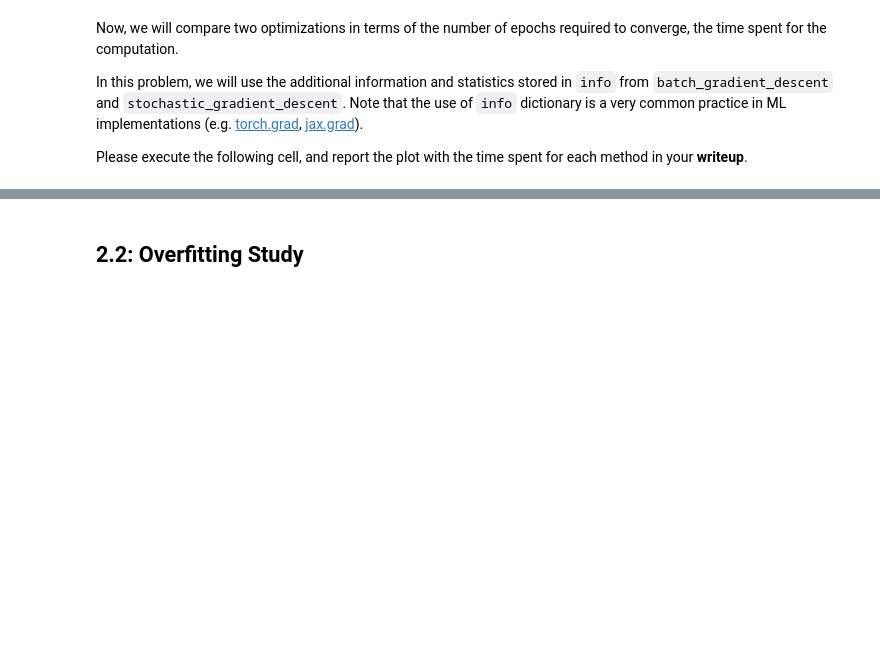
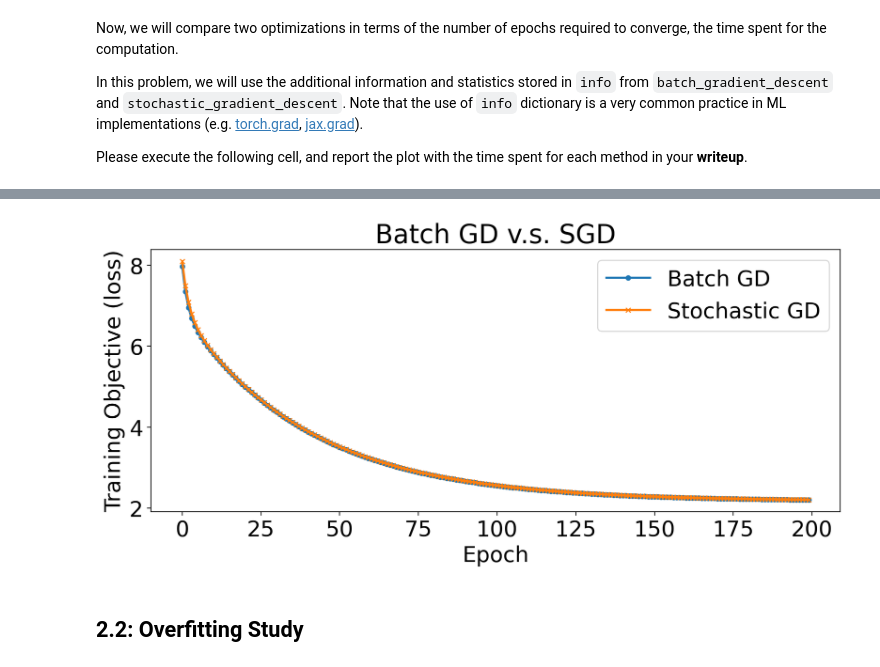
Before and after one commit to andrmayo/eecs545_hw1, a Jupyter notebook: linear_regression.ipynb, the cells around one changed output, grey strips where cells are left out. Saved outputs shown, nothing was run; the diff lists cells and outputs as text; code cells hidden in the pictures; blank space fills up the shorter version.

```diff
--- a/linear_regression.ipynb
+++ b/linear_regression.ipynb
@@ -188,4 +238,7 @@ ax.set_title("Batch GD v.s. SGD")
 ax.set_ylabel("Training Objective (loss)")
 ax.set_xlabel("Epoch")
 ax.legend()
+plt.tight_layout()
+plt.savefig("gd_vs_sgd.png")
 plt.show()
+# %% [output]
@@ -192,3 +249,4 @@ plt.show()
+[figure, added]
 # %% [markdown]
 ## 2.2: Overfitting Study
 # %% [markdown]
```
Also changed, not shown: parts of 10 cells of this notebook, 5 other files.
